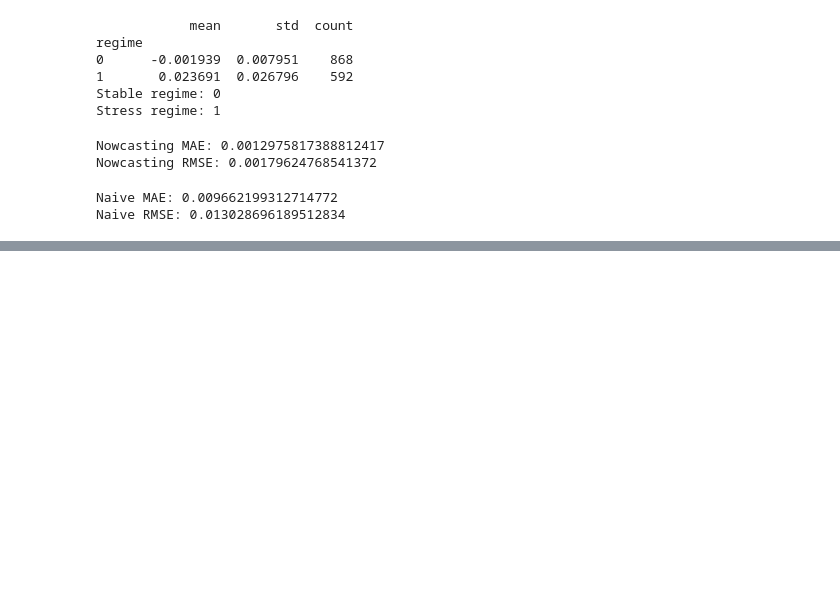
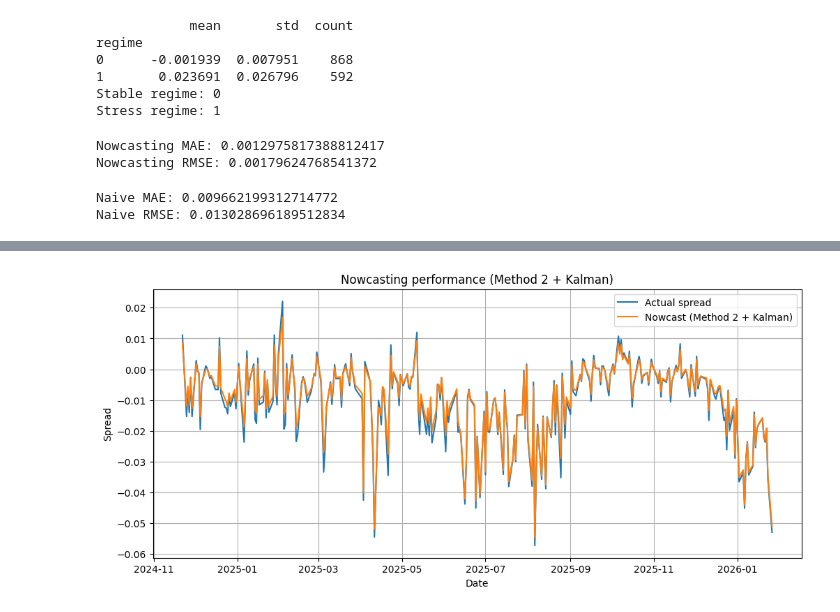
Before and after one commit to eya-sfar/tsa_project, a Jupyter notebook: process_data_part1/workstreamB.ipynb, the cells around one changed output, grey strips where cells are left out. Drawn from its saved outputs; the diff is of its cells as text; code cells hidden in the pictures; blank space fills up the shorter version.

```diff
--- a/process_data_part1/workstreamB.ipynb
+++ b/process_data_part1/workstreamB.ipynb
@@ -696,0 +922,16 @@ Naive RMSE: 0.013028696189512834
+# %%
+import matplotlib.pyplot as plt
+
+plt.figure(figsize=(12,5))
+
+plt.plot(dates, actuals, label="Actual spread")
+plt.plot(dates, preds, label="Nowcast (Method 2 + Kalman)")
+
+plt.legend()
+plt.title("Nowcasting performance (Method 2 + Kalman)")
+plt.xlabel("Date")
+plt.ylabel("Spread")
+plt.grid(True)
+plt.show()
+# %% [output]
+[figure, added]
```
Also changed, not shown: parts of 38 cells of this notebook, 2 other files.
